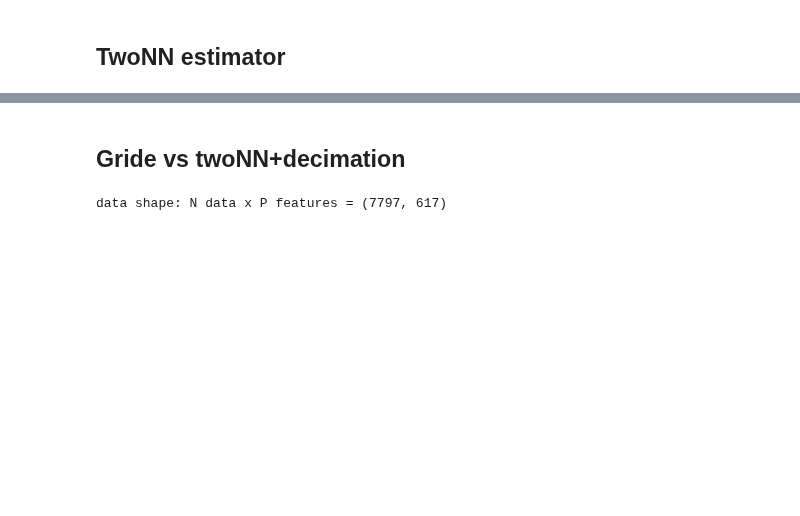
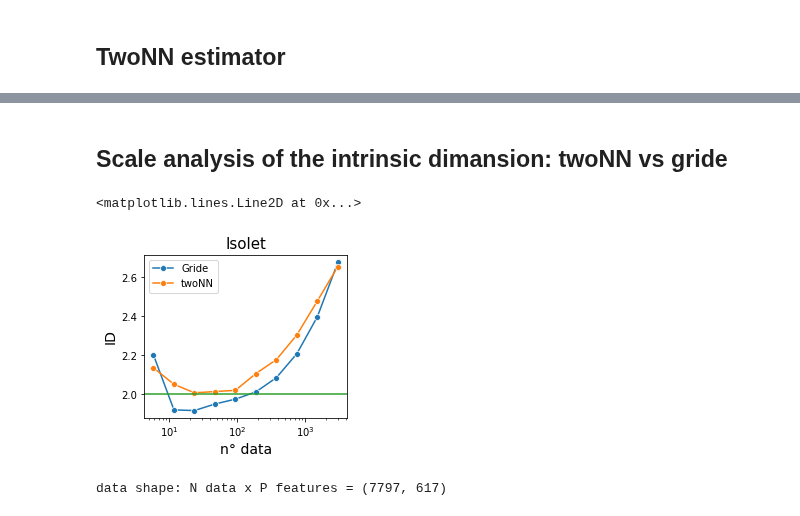
Before and after one commit to sissa-data-science/DADApy, a Jupyter notebook: examples/notebook_on_intrinsic_dimension.ipynb, the cells around one changed output, grey strips where cells are left out. Saved outputs shown, nothing was run; the diff lists cells and outputs as text; code cells hidden in the pictures; blank space fills up the shorter version.

```diff
--- a/examples/notebook_on_intrinsic_dimension.ipynb
+++ b/examples/notebook_on_intrinsic_dimension.ipynb
@@ -48,3 +42,35 @@ _data.compute_id_2NN()
-# %% [markdown]
-## Gride vs twoNN+decimation
+# %% [markdown]
+## Scale analysis of the intrinsic dimansion: twoNN vs gride
+# %%
+ndata = 3000
+intrinsic_dimension = 2
+noise_dimension = 1
+
+X = np.random.normal(scale = 0.01, size = (ndata, intrinsic_dimension+noise_dimension))
+X[:, :intrinsic_dimension] = np.random.normal(scale = 1, size = (ndata, intrinsic_dimension))
+# %%
+start = time.time()
+ids_scaling_gride, ids_scaling_err_gride, rs_scaling_gride = _data.return_id_scaling_gride(range_max=2048)
+delay_gride = time.time()-start
+
+start = time.time()
+ids_scaling_twoNN, ids_scaling_err_twoNN, rs_scaling_twoNN = _data.return_id_scaling_2NN(N_min = 20)
+delay_twoNN = time.time()-start
+# %%
+fig = plt.figure(figsize = (8, 3))
+gs = GridSpec(1,2)
+ax = fig.add_subplot(gs[0])
+
+x = X.shape[0]/np.array([2**i for i in range(len(ids_scaling_gride))])
+sns.lineplot(ax = ax, x=x, y = ids_scaling_gride, label = 'Gride', marker = 'o')
+sns.lineplot(ax = ax, x=x, y = ids_scaling_twoNN, label = 'twoNN', marker = 'o')
+ax.legend(fontsize = 10)
+ax.set_xscale('log')
+ax.set_title('Isolet', fontsize = 15)
+ax.set_ylabel('ID', fontsize = 14)
+ax.set_xlabel('n° data', fontsize = 14)
+ax.axhline(2, color = 'C2', alpha = 1)
+# %% [output]
+<matplotlib.lines.Line2D at 0x...>
+[figure, added]
 # %%
```
Also changed, not shown: parts of 10 cells of this notebook, 2 other files.
